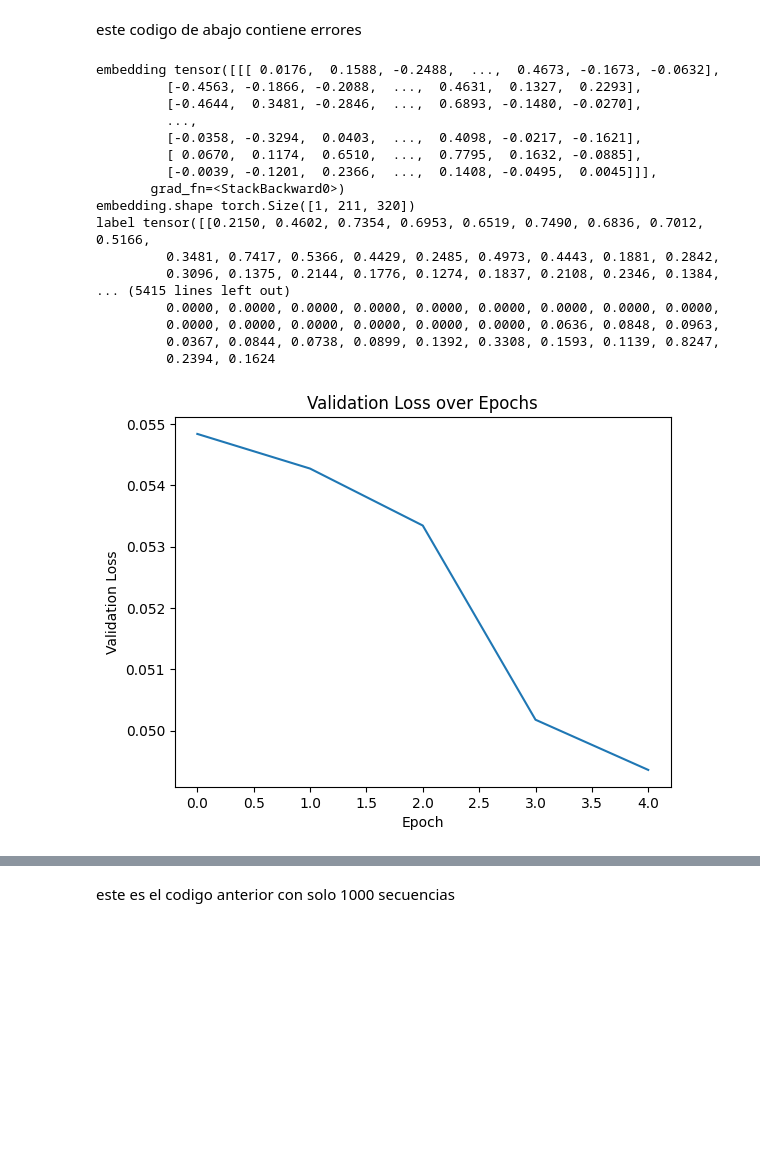
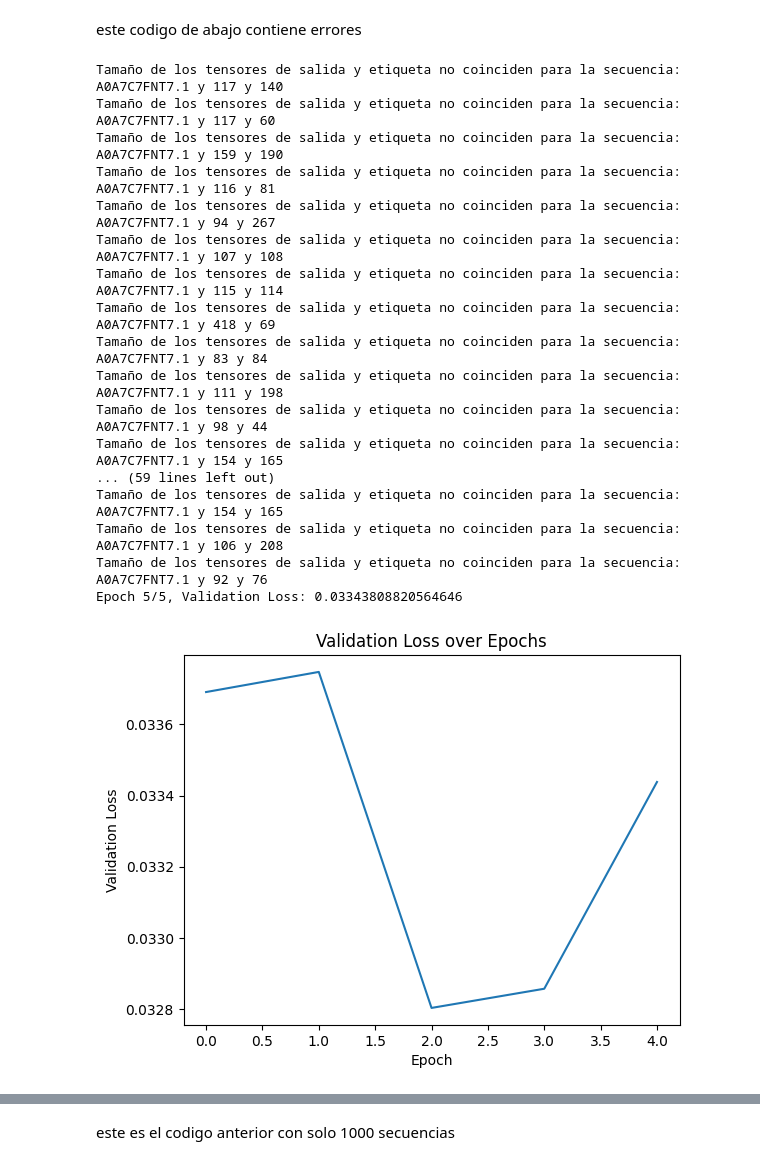
Before and after one commit to parakawa/protein_conservation_predictor, a Jupyter notebook: get_embeddings_directement_and_trainning.ipynb, the cells around one changed output, grey strips where cells are left out. Cells and saved outputs as stored; diff of their text form; code cells hidden in the pictures; blank space fills up the shorter version.

Commit message:
code trainning embeddings works

```diff
--- a/get_embeddings_directement_and_trainning.ipynb
+++ b/get_embeddings_directement_and_trainning.ipynb
@@ -85,7 +101,7 @@ import torch.utils.data as data
 import matplotlib.pyplot as plt
 
 # Define your datasets (train, validation, test)
-dataset = [(embeddings_dict[sequence.split("/")[0]], conservation_scores) for sequence, conservation_scores in zip(sequences[:100], conservation_scores_array[:100])]
+dataset = [(embeddings_dict[sequence.split("/")[0]], conservation_scores) for sequence, conservation_scores in zip(sequences, conservation_scores_array)]
 train_size = int(0.7 * len(dataset))
 val_size = int(0.15 * len(dataset))
 test_size = len(dataset) - train_size - val_size
@@ -112,15 +128,20 @@ def train_model(model, optimizer, loss_fn, data_loader):
     model.train()
     for embedding, label in data_loader:
         optimizer.zero_grad()
+        embedding = embedding.squeeze()
+        label = label.squeeze()
+        if embedding.size(0) != label.size(0):
+            print(f"Tamaño de los tensores de salida y etiqueta no coinciden para la secuencia: {sequence_id} y {label.size(0)} y {embedding.size(0)}" )
+            continue
         output = model(embedding).squeeze()
         loss = loss_fn(output, label)
-        print("embedding", embedding)
-        print("embedding.shape", embedding.shape)
-        print("label", label)
-        print("labelshape", label.shape)
+        #print("embedding", embedding)
+        #print("embedding.shape", embedding.shape)
+        #print("label", label)
+        #print("labelshape", label.shape)
 
-        print("output", output)
-        print("output.shape", output.shape)
+        #print("output", output)
+        #print("output.shape", output.shape)
         loss.backward()
         optimizer.step()
 
@@ -130,57 +151,62 @@ def evaluate_model(model, loss_fn, data_loader):
     running_loss = 0.0
     with torch.no_grad():
         for embedding, label in data_loader:
+            embedding = embedding.squeeze()
+            label = label.squeeze()
             output = model(embedding).squeeze()
-            print("embedding.shape ev", embedding.shape)
-            print("label", label)
-            print("labelshape", label.shape)
+            if embedding.size(0) != label.size(0):
+                print(f"Tamaño de los tensores de salida y etiqueta no coinciden para la secuencia: {sequence_id} y {label.size(0)} y {embedding.size(0)}" )
+                continue
+            #print("embedding.shape ev", embedding.shape)
+            #print("label", label)
+            #print("labelshape", label.shape)
 
-            print("output", output)
-            print("output.shape", output.shape)
+            #print("output", output)
+            #print("output.shape", output.shape)
             loss = loss_fn(output, label)
             running_loss += loss.item()
     return running_loss / len(data_loader)
 
 # Initialize the model, loss function, and optimizer
 model = LinearRegression(input_size=320)
 loss_fn = nn.MSELoss()
 optimizer = optim.SGD(model.parameters(), lr=0.001)
 
 # Train the model
 num_epochs = 5
 val_losses = []
 for epoch in range(num_epochs):
     train_model(model, optimizer, loss_fn, train_loader)
     val_loss = evaluate_model(model, loss_fn, val_loader)
     val_losses.append(val_loss)
     print(f'Epoch {epoch + 1}/{num_epochs}, Validation Loss: {val_loss}')
 
 # Plot validation loss over epochs
 plt.plot(val_losses)
 plt.xlabel('Epoch')
 plt.ylabel('Validation Loss')
 plt.title('Validation Loss over Epochs')
 plt.show()
 
 # Finally, evaluate on test set
 test_loss = evaluate_model(model, loss_fn, test_loader)
 print(f'Test Loss: {test_loss}')
 # %% [output]
-embedding tensor([[[ 0.0176,  0.1588, -0.2488,  ...,  0.4673, -0.1673, -0.0632],
-         [-0.4563, -0.1866, -0.2088,  ...,  0.4631,  0.1327,  0.2293],
-         [-0.4644,  0.3481, -0.2846,  ...,  0.6893, -0.1480, -0.0270],
-         ...,
-         [-0.0358, -0.3294,  0.0403,  ...,  0.4098, -0.0217, -0.1621],
-         [ 0.0670,  0.1174,  0.6510,  ...,  0.7795,  0.1632, -0.0885],
-         [-0.0039, -0.1201,  0.2366,  ...,  0.1408, -0.0495,  0.0045]]],
-       grad_fn=<StackBackward0>)
-embedding.shape torch.Size([1, 211, 320])
-label tensor([[0.2150, 0.4602, 0.7354, 0.6953, 0.6519, 0.7490, 0.6836, 0.7012, 0.5166,
-         0.3481, 0.7417, 0.5366, 0.4429, 0.2485, 0.4973, 0.4443, 0.1881, 0.2842,
-         0.3096, 0.1375, 0.2144, 0.1776, 0.1274, 0.1837, 0.2108, 0.2346, 0.1384,
-... (5415 lines left out)
-         0.0000, 0.0000, 0.0000, 0.0000, 0.0000, 0.0000, 0.0000, 0.0000, 0.0000,
-         0.0000, 0.0000, 0.0000, 0.0000, 0.0000, 0.0000, 0.0636, 0.0848, 0.0963,
-         0.0367, 0.0844, 0.0738, 0.0899, 0.1392, 0.3308, 0.1593, 0.1139, 0.8247,
-         0.2394, 0.1624
+Tamaño de los tensores de salida y etiqueta no coinciden para la secuencia: A0A7C7FNT7.1 y 117 y 140
+Tamaño de los tensores de salida y etiqueta no coinciden para la secuencia: A0A7C7FNT7.1 y 117 y 60
+Tamaño de los tensores de salida y etiqueta no coinciden para la secuencia: A0A7C7FNT7.1 y 159 y 190
+Tamaño de los tensores de salida y etiqueta no coinciden para la secuencia: A0A7C7FNT7.1 y 116 y 81
+Tamaño de los tensores de salida y etiqueta no coinciden para la secuencia: A0A7C7FNT7.1 y 94 y 267
+Tamaño de los tensores de salida y etiqueta no coinciden para la secuencia: A0A7C7FNT7.1 y 107 y 108
+Tamaño de los tensores de salida y etiqueta no coinciden para la secuencia: A0A7C7FNT7.1 y 115 y 114
+Tamaño de los tensores de salida y etiqueta no coinciden para la secuencia: A0A7C7FNT7.1 y 418 y 69
+Tamaño de los tensores de salida y etiqueta no coinciden para la secuencia: A0A7C7FNT7.1 y 83 y 84
+Tamaño de los tensores de salida y etiqueta no coinciden para la secuencia: A0A7C7FNT7.1 y 111 y 198
+Tamaño de los tensores de salida y etiqueta no coinciden para la secuencia: A0A7C7FNT7.1 y 98 y 44
+Tamaño de los tensores de salida y etiqueta no coinciden para la secuencia: A0A7C7FNT7.1 y 154 y 165
+... (59 lines left out)
+Tamaño de los tensores de salida y etiqueta no coinciden para la secuencia: A0A7C7FNT7.1 y 154 y 165
+Tamaño de los tensores de salida y etiqueta no coinciden para la secuencia: A0A7C7FNT7.1 y 106 y 208
+Tamaño de los tensores de salida y etiqueta no coinciden para la secuencia: A0A7C7FNT7.1 y 92 y 76
+Epoch 5/5, Validation Loss: 0.03343808820564646
-[figure, old version]
+[figure, new version]
```
Also changed, not shown: parts of 2 cells of this notebook.
